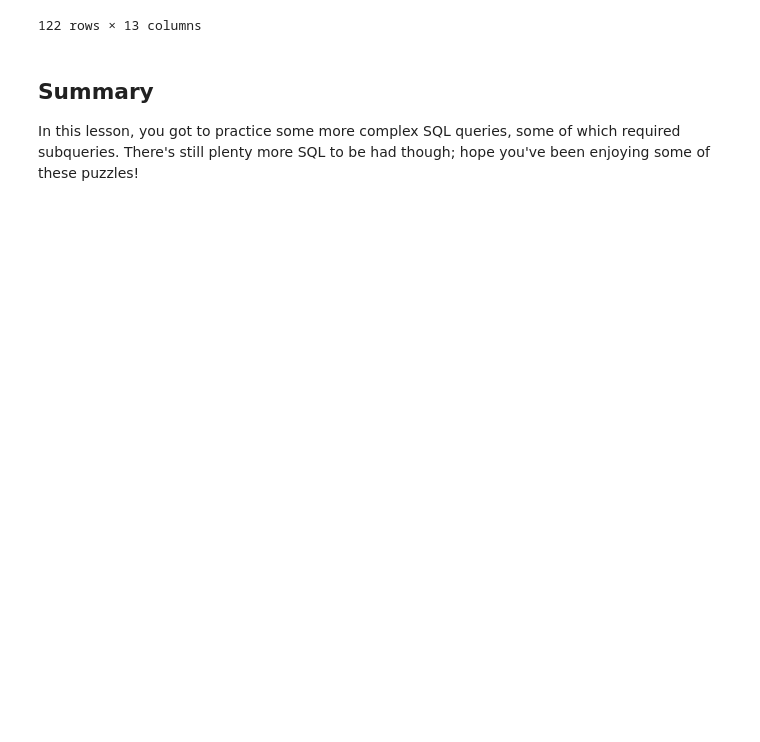
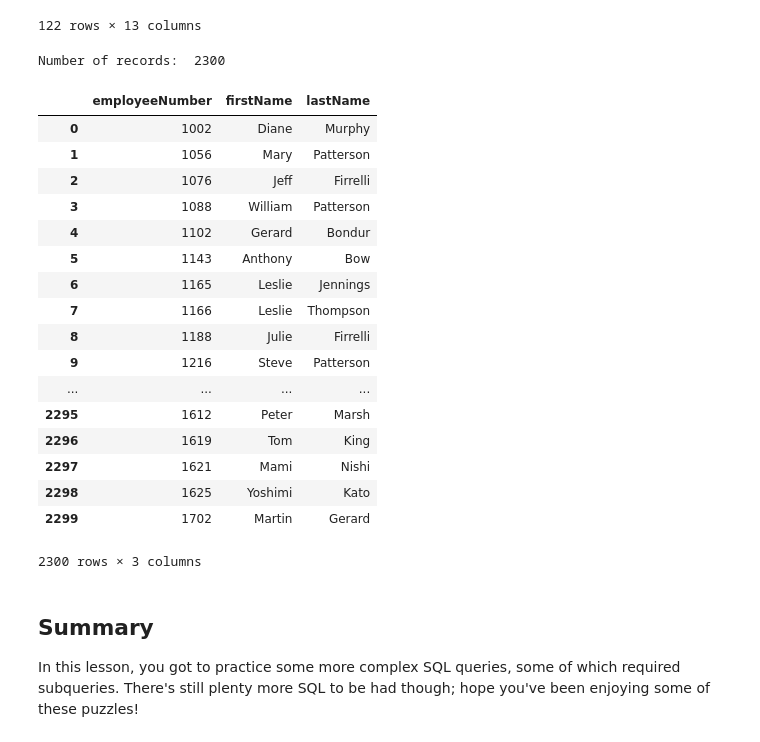
Before and after one commit to LearnCoTEMP1178/dsc-sql-subqueries-lab-dc-ds-071519, a Jupyter notebook: index.ipynb, the cells around one changed output. Saved outputs shown, nothing was run; the diff lists cells and outputs as text; code cells hidden in the pictures; blank space fills up the shorter version.

```diff
--- a/index.ipynb
+++ b/index.ipynb
@@ -152,21 +152,41 @@ Number of records:  122
 # %%
 #Your code here
 df = pd.DataFrame(
     c.execute("""
 
 SELECT employeeNumber, firstName, lastName
 FROM employees as e
 JOIN customers as c
 ON salesRepEmployeeNumber
-WHERE creditLimit > 100000000
+WHERE creditLimit > 100000000.0
 
 
 """).fetchall()
 )
 
 print('Number of records: ',len(df))
 df.columns = [x[0] for x in c.description]
 df
+# %% [output]
+Number of records:  2300
+|  | employeeNumber | firstName | lastName |
+| 0 | 1002 | Diane | Murphy |
+| 1 | 1056 | Mary | Patterson |
+| 2 | 1076 | Jeff | Firrelli |
+| 3 | 1088 | William | Patterson |
+| 4 | 1102 | Gerard | Bondur |
+| 5 | 1143 | Anthony | Bow |
+| 6 | 1165 | Leslie | Jennings |
+| 7 | 1166 | Leslie | Thompson |
+| 8 | 1188 | Julie | Firrelli |
+| 9 | 1216 | Steve | Patterson |
+| ... | ... | ... | ... |
+| 2295 | 1612 | Peter | Marsh |
+| 2296 | 1619 | Tom | King |
+| 2297 | 1621 | Mami | Nishi |
+| 2298 | 1625 | Yoshimi | Kato |
+| 2299 | 1702 | Martin | Gerard |
+2300 rows × 3 columns
 # %% [markdown]
 ## Summary
 
```
